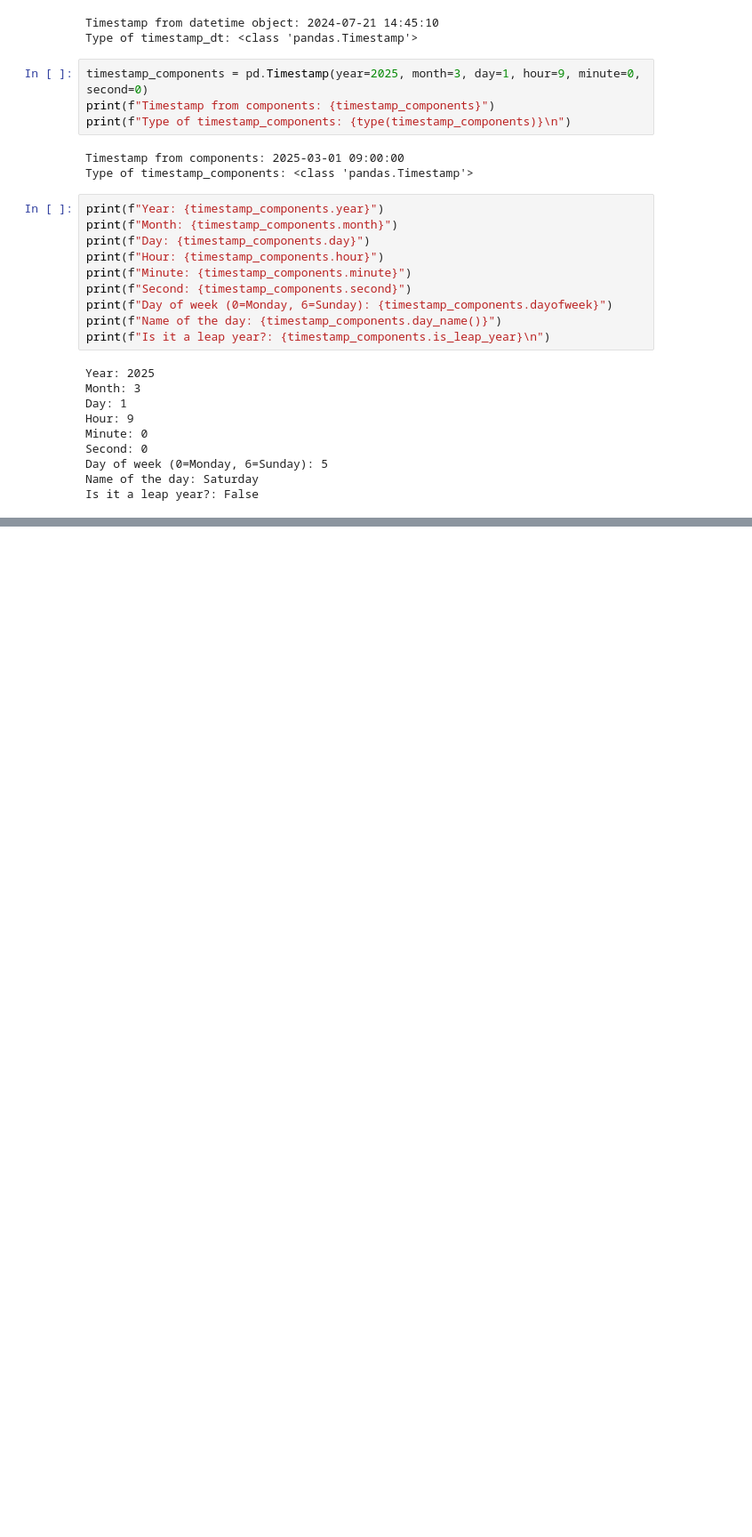
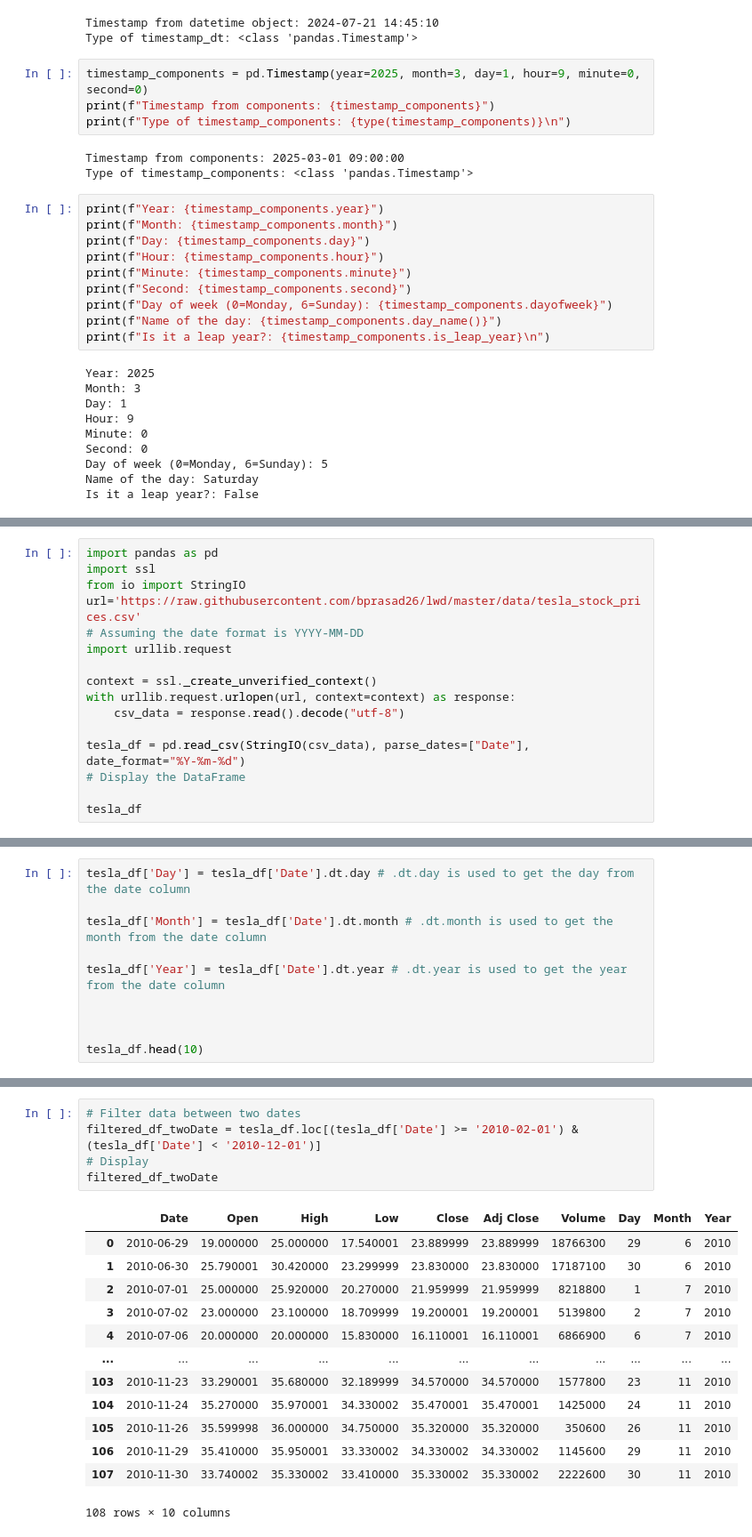
Before and after one commit to yismawd/rtt-36sept, a Jupyter notebook: 386/386.3/R_GLAB_386.3.15_Date_range/notes.ipynb, the cells around one changed output, grey strips where cells are left out. Shown at 89% size. Saved outputs shown, nothing was run; the diff lists cells and outputs as text; blank space fills up the shorter version.

```diff
--- a/386/386.3/R_GLAB_386.3.15_Date_range/notes.ipynb
+++ b/386/386.3/R_GLAB_386.3.15_Date_range/notes.ipynb
@@ -169,0 +219,16 @@ Is it a leap year?: False
+# %%
+import pandas as pd
+import ssl
+from io import StringIO
+url='https://raw.githubusercontent.com/bprasad26/lwd/master/data/tesla_stock_prices.csv'
+# Assuming the date format is YYYY-MM-DD
+import urllib.request
+
+context = ssl._create_unverified_context()
+with urllib.request.urlopen(url, context=context) as response:
+    csv_data = response.read().decode("utf-8")
+
+tesla_df = pd.read_csv(StringIO(csv_data), parse_dates=["Date"], date_format="%Y-%m-%d")
+# Display the DataFrame
+
+tesla_df
@@ -169,0 +288,10 @@ Is it a leap year?: False
+# %%
+tesla_df['Day'] = tesla_df['Date'].dt.day # .dt.day is used to get the day from the date column
+
+tesla_df['Month'] = tesla_df['Date'].dt.month # .dt.month is used to get the month from the date column
+
+tesla_df['Year'] = tesla_df['Date'].dt.year # .dt.year is used to get the year from the date column
+
+
+
+tesla_df.head(10)
@@ -169,0 +333,19 @@ Is it a leap year?: False
+# %%
+# Filter data between two dates
+filtered_df_twoDate = tesla_df.loc[(tesla_df['Date'] >= '2010-02-01') & (tesla_df['Date'] < '2010-12-01')]
+# Display
+filtered_df_twoDate
+# %% [output]
+|  | Date | Open | High | Low | Close | Adj Close | Volume | Day | Month | Year |
+| 0 | 2010-06-29 | 19.000000 | 25.000000 | 17.540001 | 23.889999 | 23.889999 | 18766300 | 29 | 6 | 2010 |
+| 1 | 2010-06-30 | 25.790001 | 30.420000 | 23.299999 | 23.830000 | 23.830000 | 17187100 | 30 | 6 | 2010 |
+| 2 | 2010-07-01 | 25.000000 | 25.920000 | 20.270000 | 21.959999 | 21.959999 | 8218800 | 1 | 7 | 2010 |
+| 3 | 2010-07-02 | 23.000000 | 23.100000 | 18.709999 | 19.200001 | 19.200001 | 5139800 | 2 | 7 | 2010 |
+| 4 | 2010-07-06 | 20.000000 | 20.000000 | 15.830000 | 16.110001 | 16.110001 | 6866900 | 6 | 7 | 2010 |
+| ... | ... | ... | ... | ... | ... | ... | ... | ... | ... | ... |
+| 103 | 2010-11-23 | 33.290001 | 35.680000 | 32.189999 | 34.570000 | 34.570000 | 1577800 | 23 | 11 | 2010 |
+| 104 | 2010-11-24 | 35.270000 | 35.970001 | 34.330002 | 35.470001 | 35.470001 | 1425000 | 24 | 11 | 2010 |
+| 105 | 2010-11-26 | 35.599998 | 36.000000 | 34.750000 | 35.320000 | 35.320000 | 350600 | 26 | 11 | 2010 |
+| 106 | 2010-11-29 | 35.410000 | 35.950001 | 33.330002 | 34.330002 | 34.330002 | 1145600 | 29 | 11 | 2010 |
+| 107 | 2010-11-30 | 33.740002 | 35.330002 | 33.410000 | 35.330002 | 35.330002 | 2222600 | 30 | 11 | 2010 |
+108 rows × 10 columns
```
Also changed, not shown: parts of 13 cells of this notebook, 1 other file.
